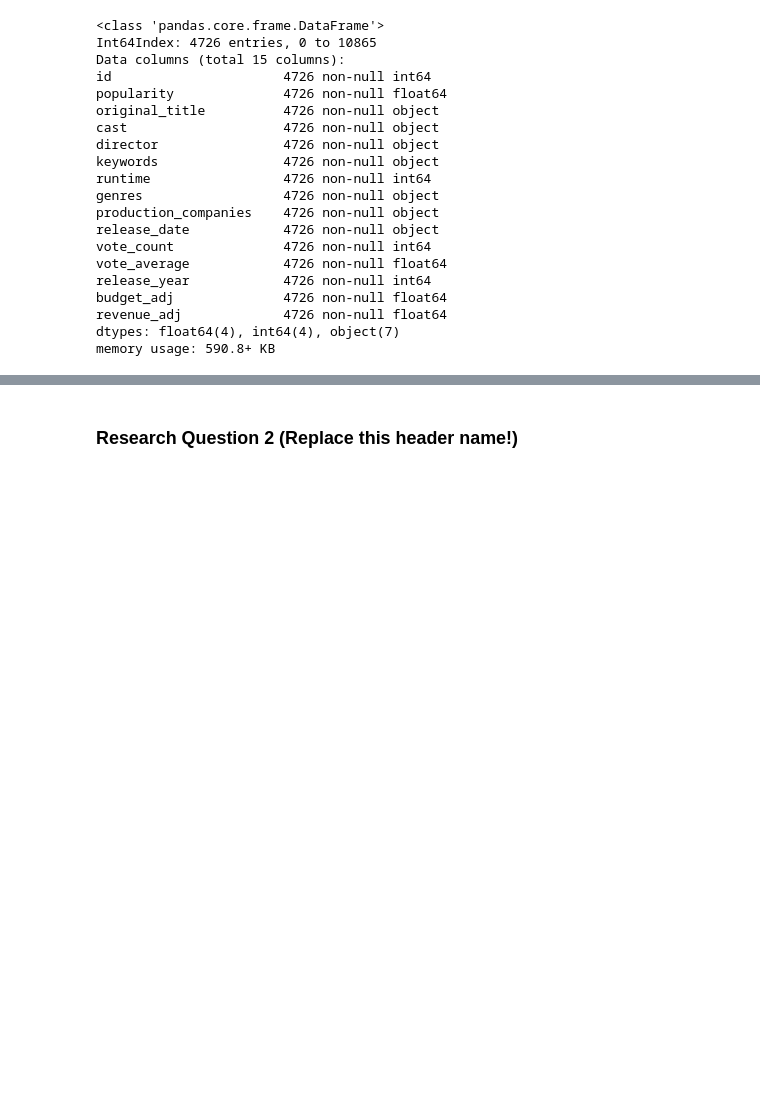
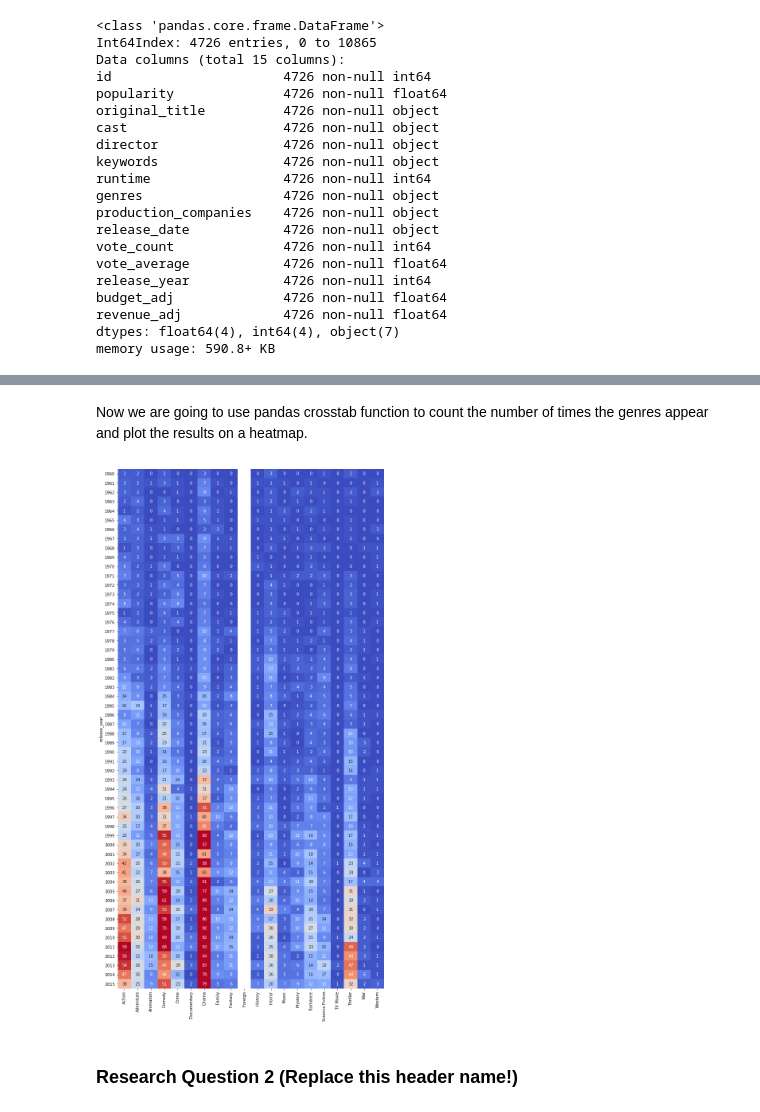
Before and after one commit to danielmiguel320/dand_investigate_data_set, a Jupyter notebook: investigate-a-dataset-template.ipynb, the cells around one changed output, grey strips where cells are left out. Cells and saved outputs as stored; diff of their text form; code cells hidden in the pictures; blank space fills up the shorter version.

```diff
--- a/investigate-a-dataset-template.ipynb
+++ b/investigate-a-dataset-template.ipynb
@@ -156,0 +155,6 @@ memory usage: 590.8+ KB
+# %%
+genres = df['genres'].str.split('|', expand=True)
+genres.rename(columns = lambda x: 'genres'+ str(x), inplace=True)
+genres_df = pd.concat([df,genres], axis=1)
+genres_df.drop(labels='genres', inplace=True, axis=1)
+genres_df.head()
@@ -157,3 +168,24 @@ memory usage: 590.8+ KB
+# %% [markdown]
+Now we are going to use pandas crosstab function to count the number of times the genres appear and plot the results on a heatmap.
+# %%
+q1 = pd.crosstab(genres_df['release_year'], genres_df['genres0'], dropna = False)
+q2 = pd.crosstab(genres_df['release_year'], genres_df['genres1'], dropna = False)
+q3 = pd.crosstab(genres_df['release_year'], genres_df['genres2'], dropna = False)
+q4 = pd.crosstab(genres_df['release_year'], genres_df['genres3'], dropna = False)
+q5 = pd.crosstab(genres_df['release_year'], genres_df['genres4'], dropna = False)
+genres_count = q1.add(q2)
+genres_count.add(q3)
+genres_count.add(q4)
+genres_count.add(q5)
+
+plt.figure(figsize=(12,24))
+sns.heatmap(genres_count,
+            cmap = 'coolwarm',
+            robust = True,
+            annot = True,
+            cbar = False);
+# %% [output]
+[figure, added]
 # %% [markdown]
 ### Research Question 2  (Replace this header name!)
 # %%
```
Also changed, not shown: parts of 3 cells of this notebook, 1 other file.
